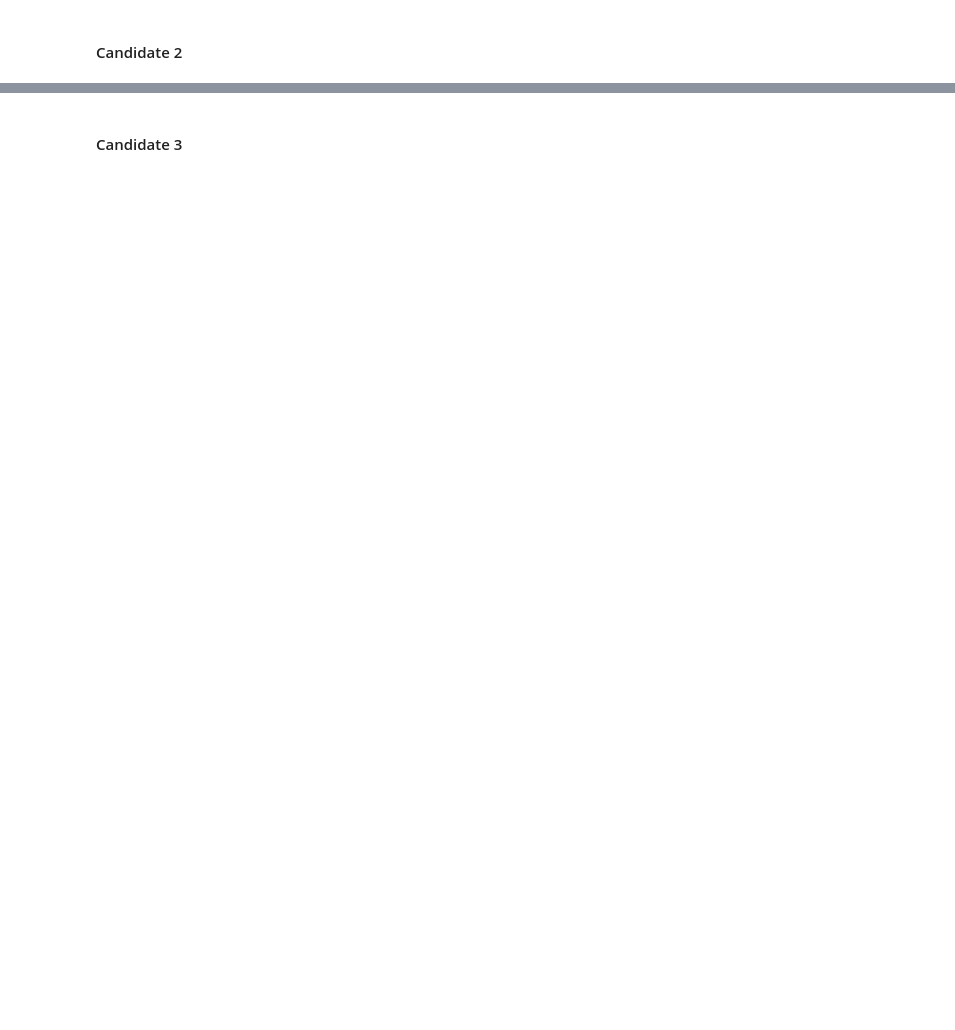
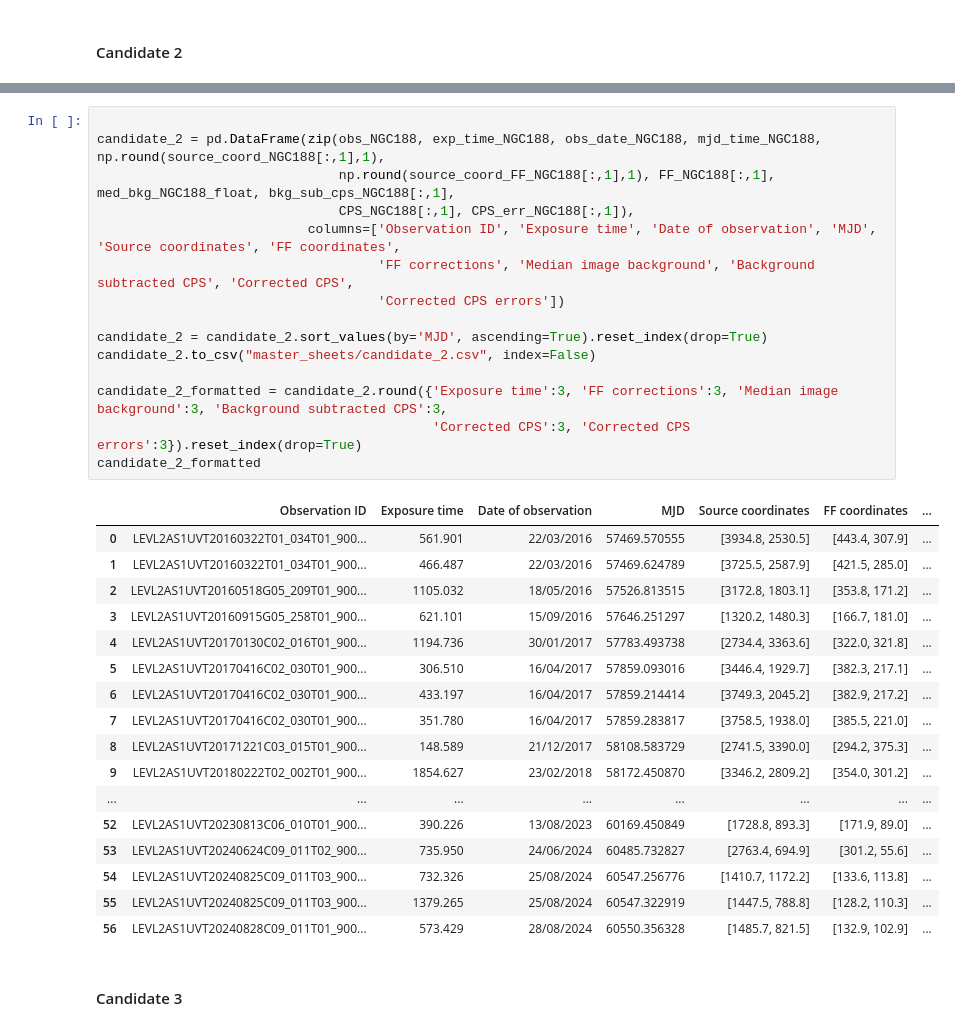
Before and after one commit to akanksha-dagore/UVIT-sensitivity-analysis, a Jupyter notebook: uvit_sensitivity.ipynb, the cells around one changed output, grey strips where cells are left out. Drawn from its saved outputs; the diff is of its cells as text; blank space fills up the shorter version.

```diff
--- a/uvit_sensitivity.ipynb
+++ b/uvit_sensitivity.ipynb
@@ -604,2 +398,35 @@ candidate_2
+# %%
+
+candidate_2 = pd.DataFrame(zip(obs_NGC188, exp_time_NGC188, obs_date_NGC188, mjd_time_NGC188, np.round(source_coord_NGC188[:,1],1),
+                               np.round(source_coord_FF_NGC188[:,1],1), FF_NGC188[:,1], med_bkg_NGC188_float, bkg_sub_cps_NGC188[:,1],
+                               CPS_NGC188[:,1], CPS_err_NGC188[:,1]),
+                           columns=['Observation ID', 'Exposure time', 'Date of observation', 'MJD', 'Source coordinates', 'FF coordinates',
+                                    'FF corrections', 'Median image background', 'Background subtracted CPS', 'Corrected CPS',
+                                    'Corrected CPS errors'])
+
+candidate_2 = candidate_2.sort_values(by='MJD', ascending=True).reset_index(drop=True)
+candidate_2.to_csv("master_sheets/candidate_2.csv", index=False)
+
+candidate_2_formatted = candidate_2.round({'Exposure time':3, 'FF corrections':3, 'Median image background':3, 'Background subtracted CPS':3,
+                                           'Corrected CPS':3, 'Corrected CPS errors':3}).reset_index(drop=True)
+candidate_2_formatted
+# %% [output]
+|  | Observation ID | Exposure time | Date of observation | MJD | Source coordinates | FF coordinates | ... |
+| 0 | LEVL2AS1UVT20160322T01_034T01_900... | 561.901 | 22/03/2016 | 57469.570555 | [3934.8, 2530.5] | [443.4, 307.9] | ... |
+| 1 | LEVL2AS1UVT20160322T01_034T01_900... | 466.487 | 22/03/2016 | 57469.624789 | [3725.5, 2587.9] | [421.5, 285.0] | ... |
+| 2 | LEVL2AS1UVT20160518G05_209T01_900... | 1105.032 | 18/05/2016 | 57526.813515 | [3172.8, 1803.1] | [353.8, 171.2] | ... |
+| 3 | LEVL2AS1UVT20160915G05_258T01_900... | 621.101 | 15/09/2016 | 57646.251297 | [1320.2, 1480.3] | [166.7, 181.0] | ... |
+| 4 | LEVL2AS1UVT20170130C02_016T01_900... | 1194.736 | 30/01/2017 | 57783.493738 | [2734.4, 3363.6] | [322.0, 321.8] | ... |
+| 5 | LEVL2AS1UVT20170416C02_030T01_900... | 306.510 | 16/04/2017 | 57859.093016 | [3446.4, 1929.7] | [382.3, 217.1] | ... |
+| 6 | LEVL2AS1UVT20170416C02_030T01_900... | 433.197 | 16/04/2017 | 57859.214414 | [3749.3, 2045.2] | [382.9, 217.2] | ... |
+| 7 | LEVL2AS1UVT20170416C02_030T01_900... | 351.780 | 16/04/2017 | 57859.283817 | [3758.5, 1938.0] | [385.5, 221.0] | ... |
+| 8 | LEVL2AS1UVT20171221C03_015T01_900... | 148.589 | 21/12/2017 | 58108.583729 | [2741.5, 3390.0] | [294.2, 375.3] | ... |
+| 9 | LEVL2AS1UVT20180222T02_002T01_900... | 1854.627 | 23/02/2018 | 58172.450870 | [3346.2, 2809.2] | [354.0, 301.2] | ... |
+| ... | ... | ... | ... | ... | ... | ... | ... |
+| 52 | LEVL2AS1UVT20230813C06_010T01_900... | 390.226 | 13/08/2023 | 60169.450849 | [1728.8, 893.3] | [171.9, 89.0] | ... |
+| 53 | LEVL2AS1UVT20240624C09_011T02_900... | 735.950 | 24/06/2024 | 60485.732827 | [2763.4, 694.9] | [301.2, 55.6] | ... |
+| 54 | LEVL2AS1UVT20240825C09_011T03_900... | 732.326 | 25/08/2024 | 60547.256776 | [1410.7, 1172.2] | [133.6, 113.8] | ... |
+| 55 | LEVL2AS1UVT20240825C09_011T03_900... | 1379.265 | 25/08/2024 | 60547.322919 | [1447.5, 788.8] | [128.2, 110.3] | ... |
+| 56 | LEVL2AS1UVT20240828C09_011T01_900... | 573.429 | 28/08/2024 | 60550.356328 | [1485.7, 821.5] | [132.9, 102.9] | ... |
 # %% [markdown]
 #### Candidate 3
```
Also changed, not shown: parts of 63 cells of this notebook, 11 other files.
